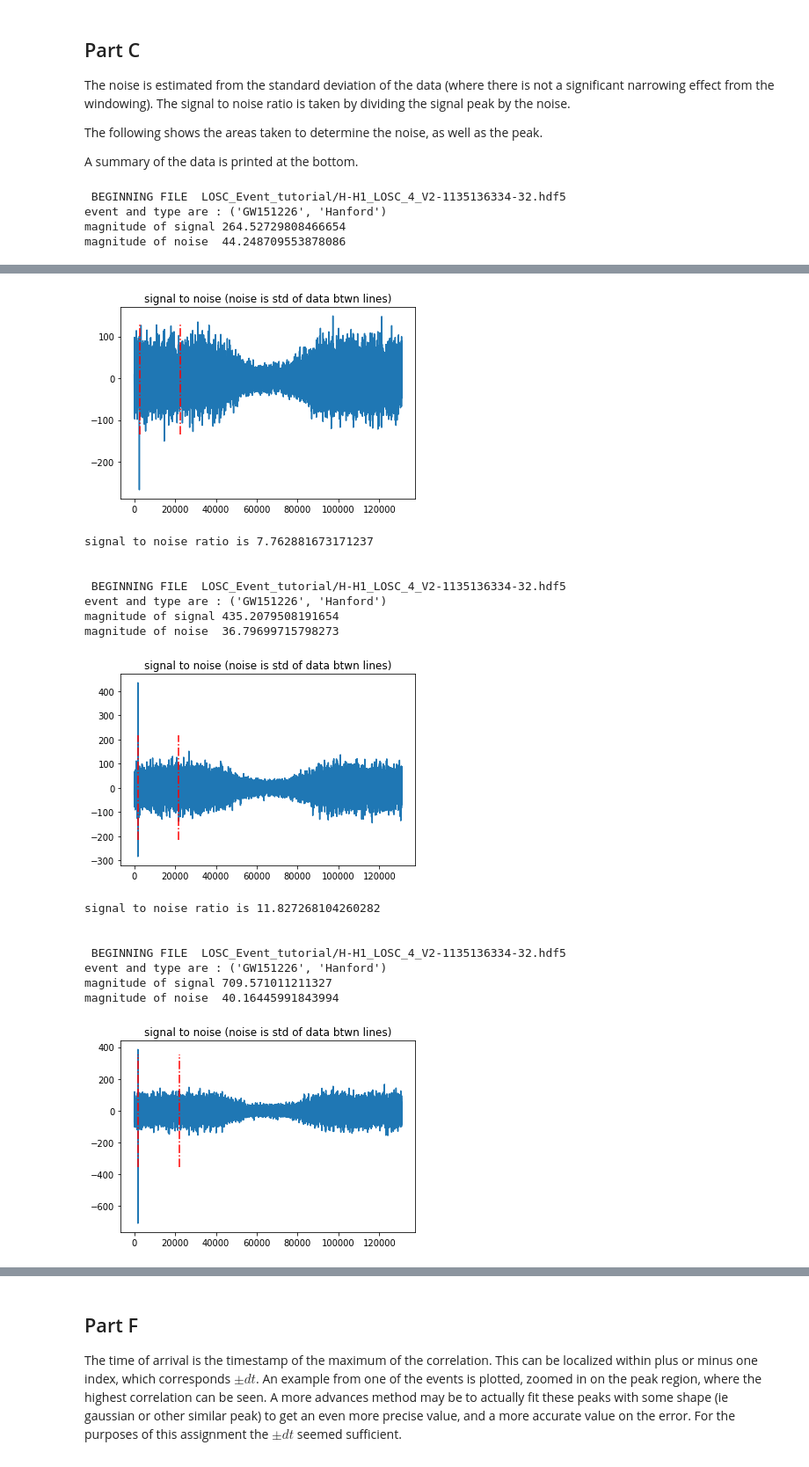
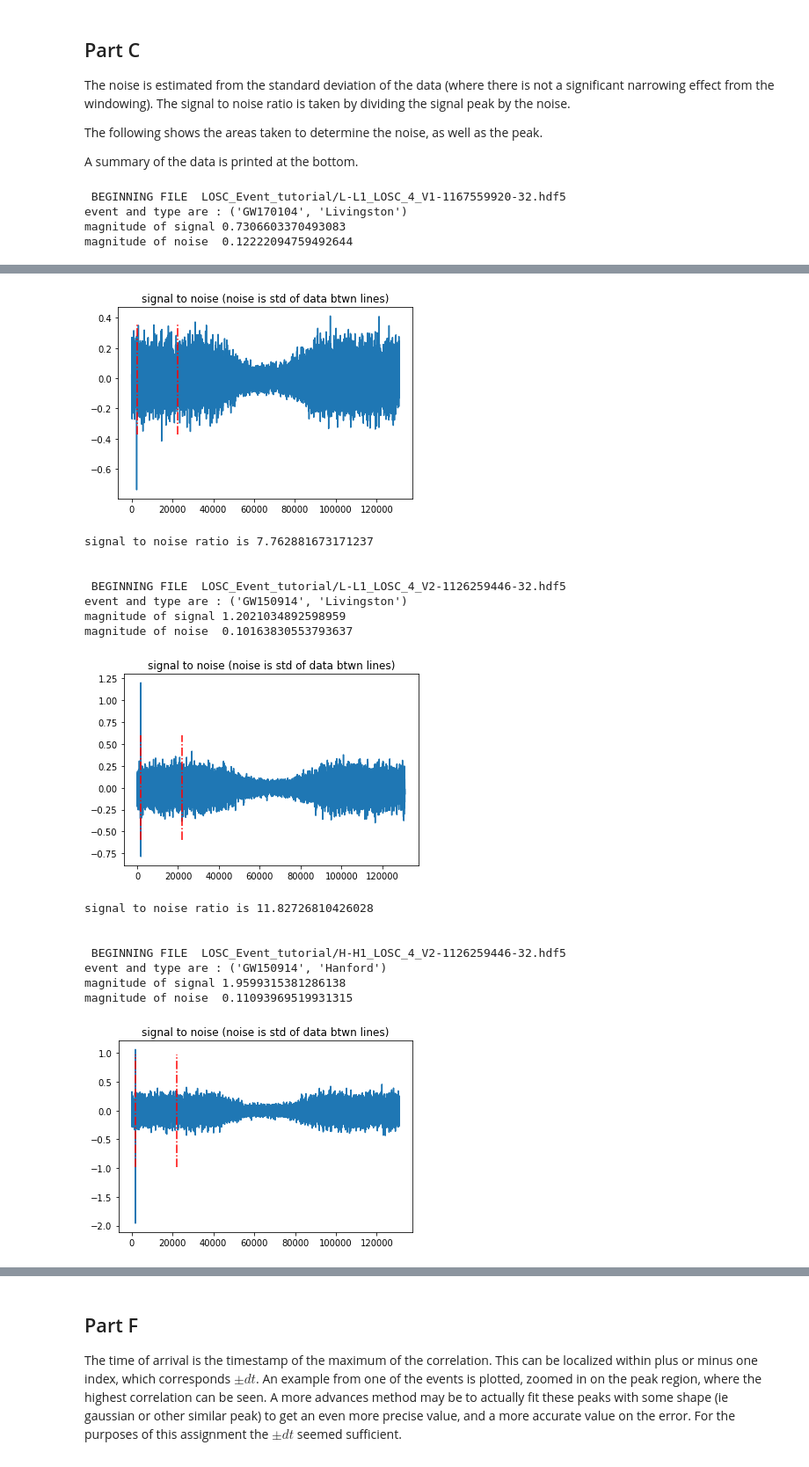
Before and after one commit to lizzord/phys512hw, a Jupyter notebook: problemset5/Question1.ipynb, the cells around one changed output, grey strips where cells are left out. Shown at 88% size. Cells and saved outputs as stored; diff of their text form; code cells hidden in the pictures.

```diff
--- a/problemset5/Question1.ipynb
+++ b/problemset5/Question1.ipynb
@@ -81,9 +77,9 @@ def examine_window_methods(data, beta, flat=1/8, DEBUG=False):
     data_kaiser = data*win_kaiser
     data_flatkaiser = data*win_flatkaiser
 
-    fft_data = np.fft.rfft(data, norm='ortho')
-    fft_data_kaiser = np.fft.rfft(data_kaiser, norm='ortho')
-    fft_data_flatkaiser = np.fft.rfft(data_flatkaiser, norm='ortho')
+    fft_data = np.fft.rfft(data)
+    fft_data_kaiser = np.fft.rfft(data_kaiser)
+    fft_data_flatkaiser = np.fft.rfft(data_flatkaiser)
 
     mpl.figure()
     mpl.plot(win_kaiser)
@@ -131,7 +127,7 @@ def boxcar_smooth(data, m, take_max=True, DEBUG=False):
         mpl.show()
 
     #convolve the boxcar with the data
-    smooth_data = np.fft.irfft( np.fft.rfft(data, norm='ortho') * np.fft.rfft(box, norm='ortho') , len(data), norm='ortho')
+    smooth_data = np.fft.irfft( np.fft.rfft(data) * np.fft.rfft(box) , len(data))
 
     if DEBUG:
         print('is total power convserved? these should be the same ')
@@ -202,7 +198,7 @@ def get_event_and_type(fname):
 
 
 def search_data(template, data, Nft=1):
-    return np.fft.irfft( np.conj(np.fft.rfft(template, norm='ortho')) * (np.fft.rfft(data, norm='ortho')/Nft), len(data), norm='ortho')
+    return np.fft.irfft( np.conj(np.fft.rfft(template)) * (np.fft.rfft(data)/Nft), len(data))
 
 #get the SNR of the output by taking the ratio of the peak
 # to the std of the rest of the data. only keep some of
@@ -300,7 +296,7 @@ def noise_model(strain, window='TUKEY', smooth='SAVGOL', alpha=0.5, beta=5, \
         # TUKEY window
 #         alpha = 0.5
         win = tukey(len(strain), alpha) #use scipy's tukey window
-        fft_data_win = np.fft.rfft(win*strain, norm='ortho')
+        fft_data_win = np.fft.rfft(win*strain)
 
         if DEBUG:
             mpl.figure()
@@ -311,7 +307,7 @@ def noise_model(strain, window='TUKEY', smooth='SAVGOL', alpha=0.5, beta=5, \
     if USE_COS:
         theta = np.linspace(-np.pi, np.pi, len(strain))
         win = 0.5 + 0.5*np.cos(theta)
-        fft_data_win = np.fft.rfft(win*strain, norm='ortho')
+        fft_data_win = np.fft.rfft(win*strain)
 
     #different kinds of smoothing
     if USE_BOXCAR:
@@ -334,7 +330,7 @@ def noise_model(strain, window='TUKEY', smooth='SAVGOL', alpha=0.5, beta=5, \
 
         #examine effects on smoothing in frequency domain
         mpl.figure()
-        mpl.loglog(np.abs(np.fft.fft(strain, norm='ortho')**2))
+        mpl.loglog(np.abs(np.fft.fft(strain)**2))
         mpl.loglog(np.abs(fft_data_win)**2)
         mpl.loglog(Nft)
         mpl.title('Abs value squared of strain FFT after windowing and smoothing')
@@ -517,6 +513,7 @@ noise_all = np.zeros((2,4))
 
 for kk in range(0, 4): #each event
     for ii in range(0, 2): #livingston and hanford
+        fname = files[ii, kk]
         print('\n \n BEGINNING FILE ', fname)
         print('event and type are :', get_event_and_type(fname) )
         SNR_all[ii, kk], noise_all[ii, kk] = event_noise_SNR_scatter(corr_output_all[ii, kk, :], keep=20000, DEBUG=True)
@@ -534,7 +531,7 @@ for kk in range(0, 4): #each event
     print('    hanford noise:      ', noise_all[1, kk])
     print('    combined event SNR :', combined_SNR[kk])
 # %% [output]
- BEGINNING FILE  LOSC_Event_tutorial/H-H1_LOSC_4_V2-1135136334-32.hdf5
-event and type are : ('GW151226', 'Hanford')
-magnitude of signal 264.52729808466654
-magnitude of noise  44.248709553878086
+ BEGINNING FILE  LOSC_Event_tutorial/L-L1_LOSC_4_V1-1167559920-32.hdf5
+event and type are : ('GW170104', 'Livingston')
+magnitude of signal 0.7306603370493083
+magnitude of noise  0.12222094759492644
@@ -549,17 +546,17 @@ magnitude of noise  34.44016657836221
-[figure, old version]
+[figure, new version]
 signal to noise ratio is 7.762881673171237
 
 
- BEGINNING FILE  LOSC_Event_tutorial/H-H1_LOSC_4_V2-1135136334-32.hdf5
-event and type are : ('GW151226', 'Hanford')
-magnitude of signal 435.2079508191654
-magnitude of noise  36.79699715798273
+ BEGINNING FILE  LOSC_Event_tutorial/L-L1_LOSC_4_V2-1126259446-32.hdf5
+event and type are : ('GW150914', 'Livingston')
+magnitude of signal 1.2021034892598959
+magnitude of noise  0.10163830553793637
-[figure, old version]
+[figure, new version]
-signal to noise ratio is 11.827268104260282
+signal to noise ratio is 11.82726810426028
 
 
- BEGINNING FILE  LOSC_Event_tutorial/H-H1_LOSC_4_V2-1135136334-32.hdf5
-event and type are : ('GW151226', 'Hanford')
-magnitude of signal 709.571011211327
-magnitude of noise  40.16445991843994
+ BEGINNING FILE  LOSC_Event_tutorial/H-H1_LOSC_4_V2-1126259446-32.hdf5
+event and type are : ('GW150914', 'Hanford')
+magnitude of signal 1.9599315381286138
+magnitude of noise  0.11093969519931315
-[figure, old version]
+[figure, new version]
```
Also changed, not shown: parts of 11 cells of this notebook.
